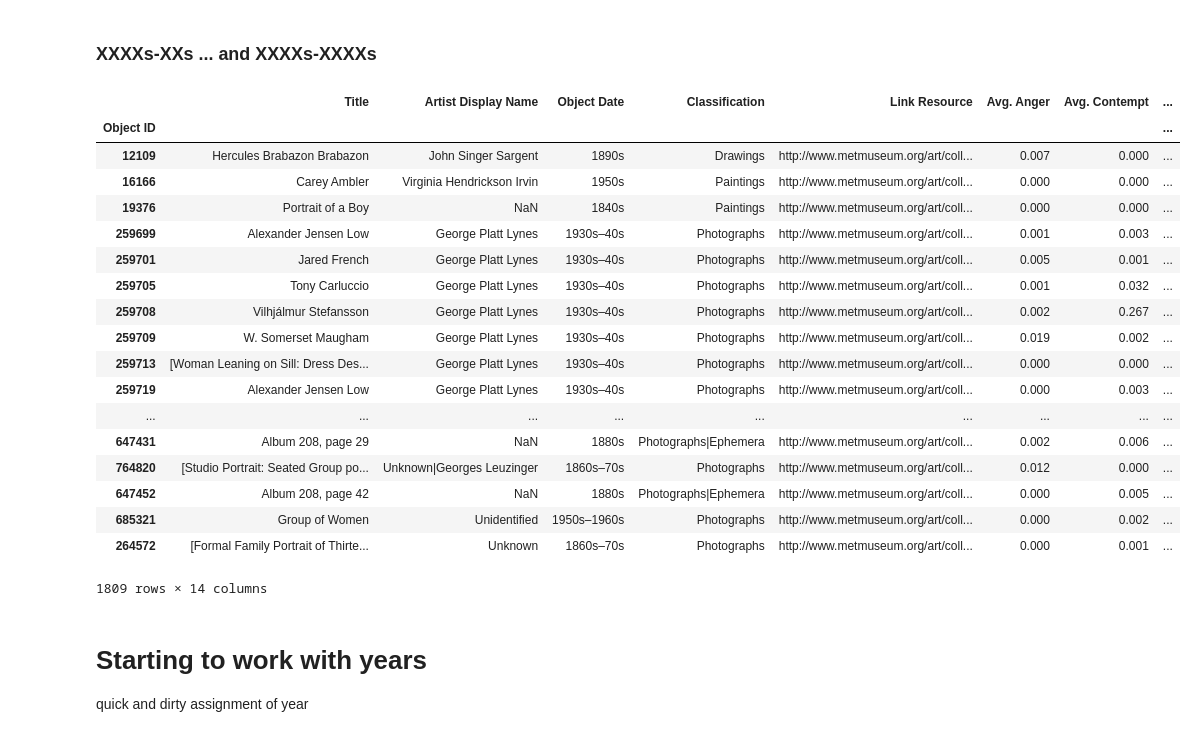
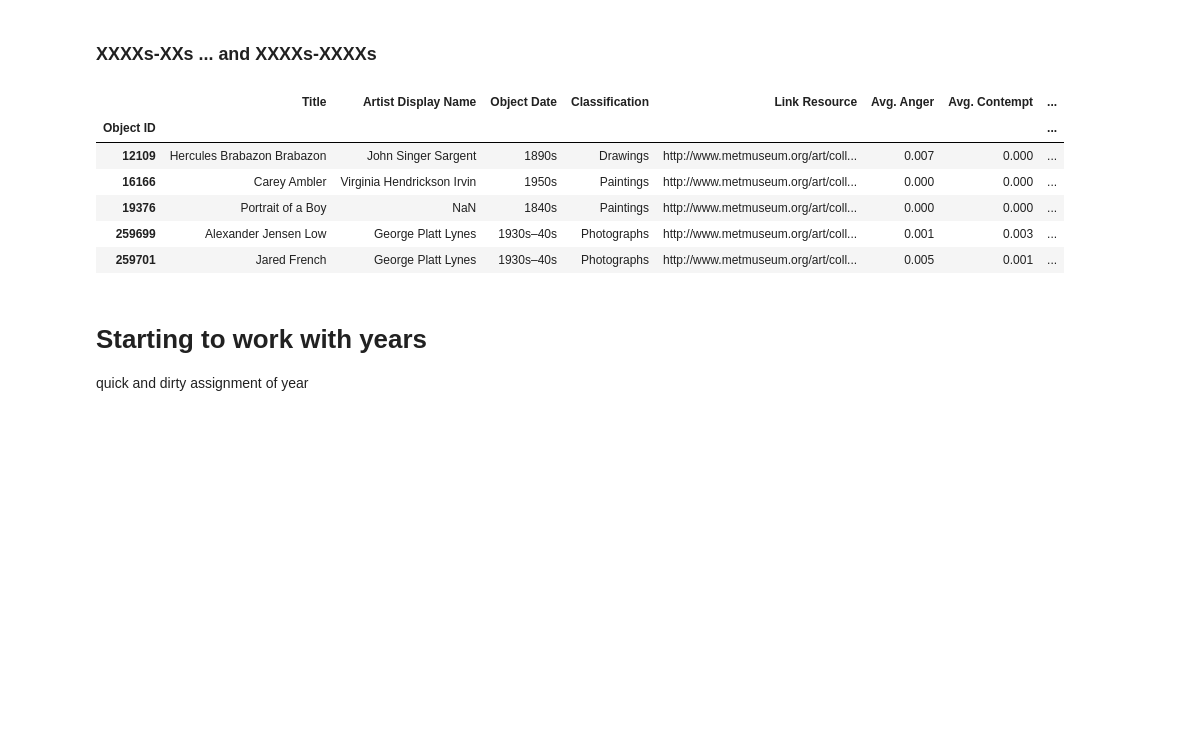
Before and after one commit to kaszklar/artemotions, a Jupyter notebook: date-munge.ipynb, the cells around one changed output. Cells and saved outputs as stored; diff of their text form; code cells hidden in the pictures; blank space fills up the shorter version.

```diff
--- a/date-munge.ipynb
+++ b/date-munge.ipynb
@@ -182,28 +151,16 @@ len(emotions[emotions['Object Date'].str.match(decade_given)])
 ### XXXXs-XXs ... and XXXXs-XXXXs
 # %%
 range_decades=re.compile('^\d{4}s')
-emotions[emotions['Object Date'].str.match(range_decades)]
+emotions[emotions['Object Date'].str.match(range_decades)].head()
 #len(emotions[emotions['Object Date'].str.match(range_decades)])
 # %% [output]
 |  | Title | Artist Display Name | Object Date | Classification | Link Resource | Avg. Anger | Avg. Contempt | ... |
 | Object ID |  |  |  |  |  |  |  | ... |
 | 12109 | Hercules Brabazon Brabazon | John Singer Sargent | 1890s | Drawings | http://www.metmuseum.org/art/coll... | 0.007 | 0.000 | ... |
 | 16166 | Carey Ambler | Virginia Hendrickson Irvin | 1950s | Paintings | http://www.metmuseum.org/art/coll... | 0.000 | 0.000 | ... |
 | 19376 | Portrait of a Boy | NaN | 1840s | Paintings | http://www.metmuseum.org/art/coll... | 0.000 | 0.000 | ... |
 | 259699 | Alexander Jensen Low | George Platt Lynes | 1930s–40s | Photographs | http://www.metmuseum.org/art/coll... | 0.001 | 0.003 | ... |
 | 259701 | Jared French | George Platt Lynes | 1930s–40s | Photographs | http://www.metmuseum.org/art/coll... | 0.005 | 0.001 | ... |
-| 259705 | Tony Carluccio | George Platt Lynes | 1930s–40s | Photographs | http://www.metmuseum.org/art/coll... | 0.001 | 0.032 | ... |
-| 259708 | Vilhjálmur Stefansson | George Platt Lynes | 1930s–40s | Photographs | http://www.metmuseum.org/art/coll... | 0.002 | 0.267 | ... |
-| 259709 | W. Somerset Maugham | George Platt Lynes | 1930s–40s | Photographs | http://www.metmuseum.org/art/coll... | 0.019 | 0.002 | ... |
-| 259713 | [Woman Leaning on Sill: Dress Des... | George Platt Lynes | 1930s–40s | Photographs | http://www.metmuseum.org/art/coll... | 0.000 | 0.000 | ... |
-| 259719 | Alexander Jensen Low | George Platt Lynes | 1930s–40s | Photographs | http://www.metmuseum.org/art/coll... | 0.000 | 0.003 | ... |
-| ... | ... | ... | ... | ... | ... | ... | ... | ... |
-| 647431 | Album 208, page 29 | NaN | 1880s | Photographs|Ephemera | http://www.metmuseum.org/art/coll... | 0.002 | 0.006 | ... |
-| 764820 | [Studio Portrait: Seated Group po... | Unknown|Georges Leuzinger | 1860s–70s | Photographs | http://www.metmuseum.org/art/coll... | 0.012 | 0.000 | ... |
-| 647452 | Album 208, page 42 | NaN | 1880s | Photographs|Ephemera | http://www.metmuseum.org/art/coll... | 0.000 | 0.005 | ... |
-| 685321 | Group of Women | Unidentified | 1950s–1960s | Photographs | http://www.metmuseum.org/art/coll... | 0.000 | 0.002 | ... |
-| 264572 | [Formal Family Portrait of Thirte... | Unknown | 1860s–70s | Photographs | http://www.metmuseum.org/art/coll... | 0.000 | 0.001 | ... |
-1809 rows × 14 columns
 # %% [markdown]
 # Starting to work with years
 quick and dirty assignment of year
```
Also changed, not shown: parts of 12 cells of this notebook.
